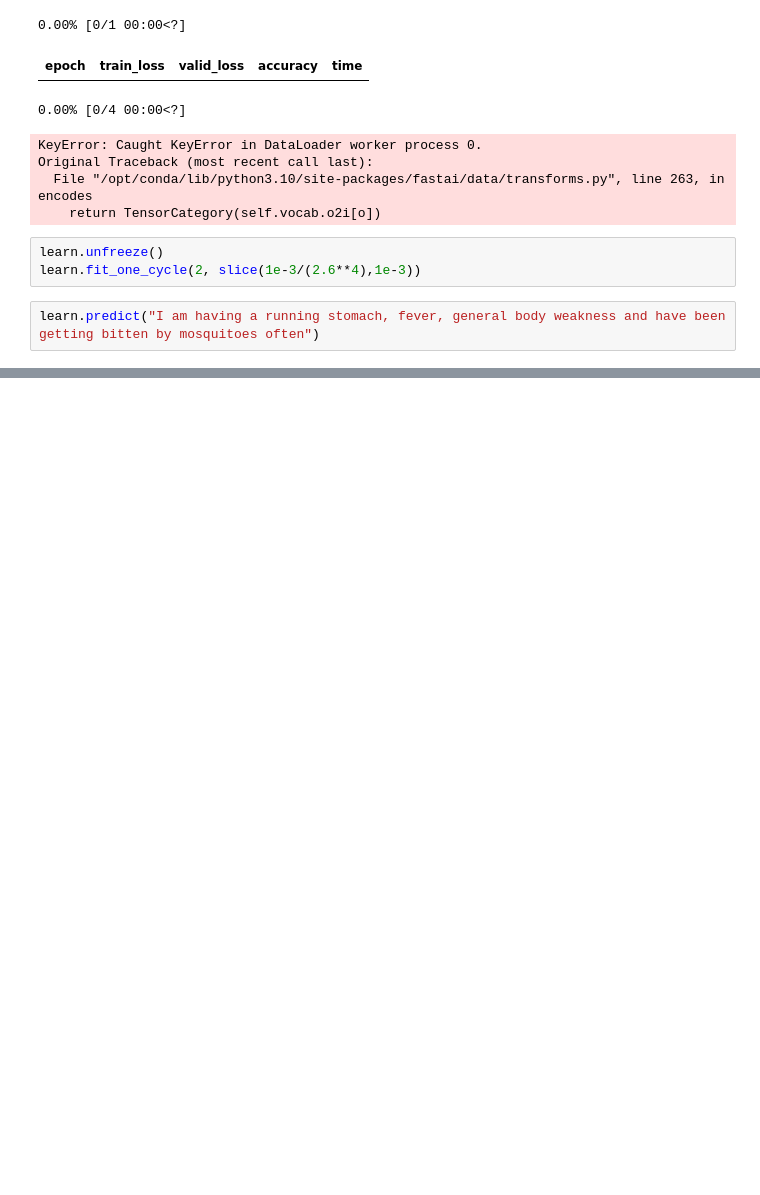
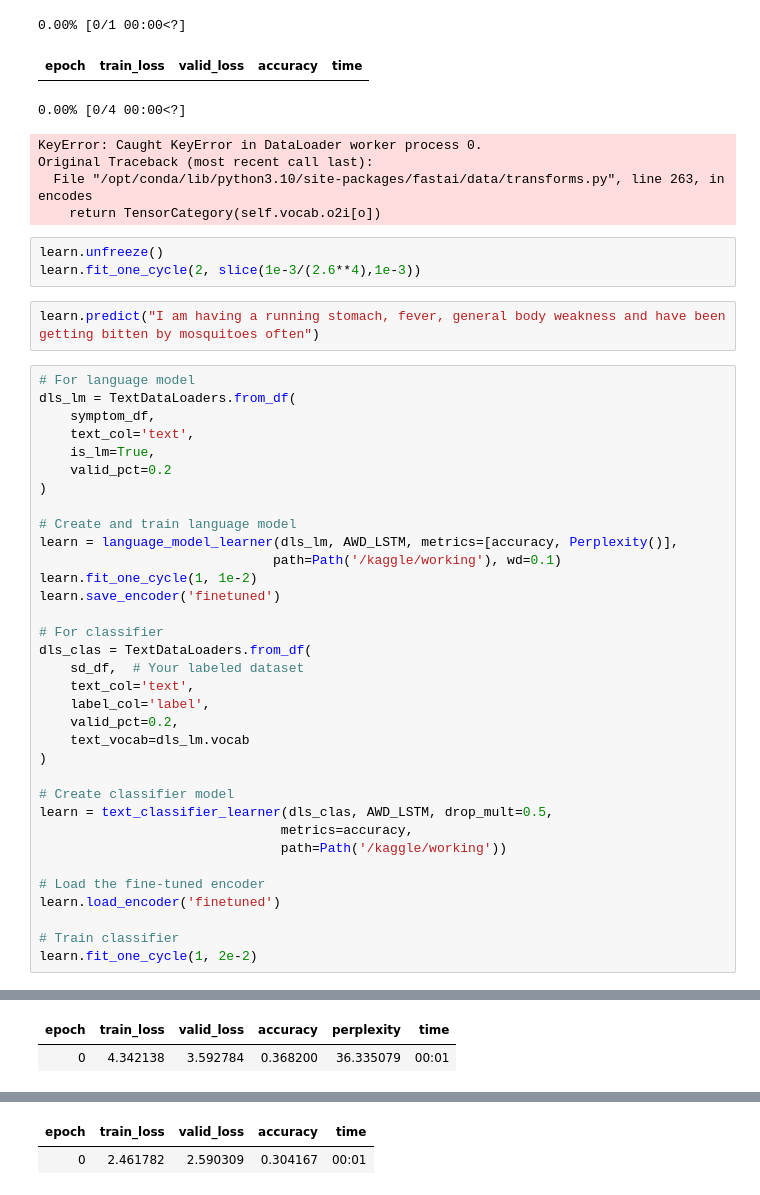
Before and after one commit to rubanzasilva/symptom_to_disease, a Jupyter notebook: symptom-disease-ulmfit.ipynb, the cells around one changed output, grey strips where cells are left out. Drawn from its saved outputs; the diff is of its cells as text; blank space fills up the shorter version.

Commit message:
Kaggle Notebook | symptom_disease_ulmfit | Version 2

```diff
--- a/symptom-disease-ulmfit.ipynb
+++ b/symptom-disease-ulmfit.ipynb
@@ -250,3 +250,38 @@ learn.unfreeze()
 learn.fit_one_cycle(2, slice(1e-3/(2.6**4),1e-3))
 # %%
 learn.predict("I am having a running stomach, fever, general body weakness and have been getting bitten by mosquitoes often")
+# %%
+# For language model
+dls_lm = TextDataLoaders.from_df(
+    symptom_df,
+    text_col='text',
+    is_lm=True,
+    valid_pct=0.2
+)
+
+# Create and train language model
+learn = language_model_learner(dls_lm, AWD_LSTM, metrics=[accuracy, Perplexity()],
+                              path=Path('/kaggle/working'), wd=0.1)
+learn.fit_one_cycle(1, 1e-2)
+learn.save_encoder('finetuned')
+
+# For classifier
+dls_clas = TextDataLoaders.from_df(
+    sd_df,  # Your labeled dataset
+    text_col='text',
+    label_col='label',
+    valid_pct=0.2,
+    text_vocab=dls_lm.vocab
+)
+
+# Create classifier model
+learn = text_classifier_learner(dls_clas, AWD_LSTM, drop_mult=0.5,
+                               metrics=accuracy,
+                               path=Path('/kaggle/working'))
+
+# Load the fine-tuned encoder
+learn.load_encoder('finetuned')
+
+# Train classifier
+learn.fit_one_cycle(1, 2e-2)
+# %% [output]
@@ -252,0 +289,2 @@ learn.predict("I am having a running stomach, fever, general body weakness and h
+| epoch | train_loss | valid_loss | accuracy | perplexity | time |
+| 0 | 4.342138 | 3.592784 | 0.368200 | 36.335079 | 00:01 |
@@ -252,0 +292,2 @@ learn.predict("I am having a running stomach, fever, general body weakness and h
+| epoch | train_loss | valid_loss | accuracy | time |
+| 0 | 2.461782 | 2.590309 | 0.304167 | 00:01 |
```
Also changed, not shown: parts of 2 cells of this notebook.
